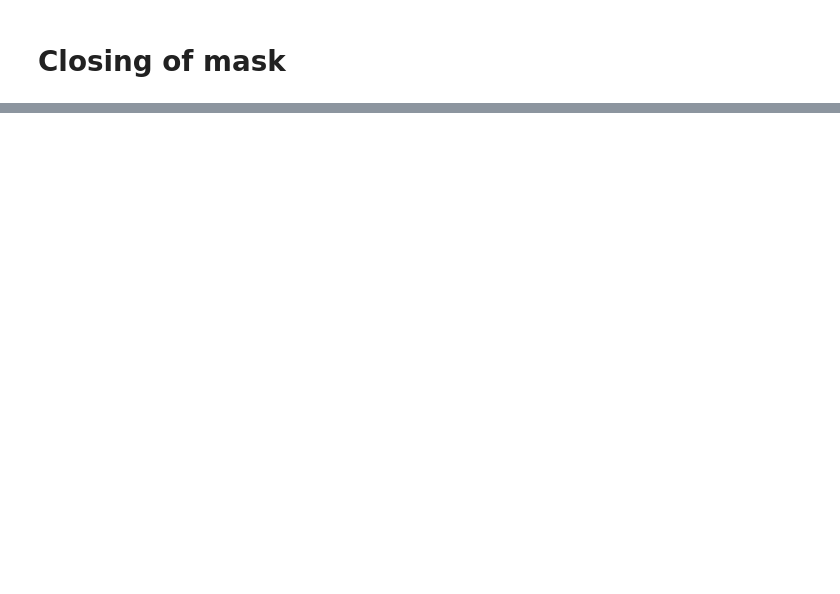
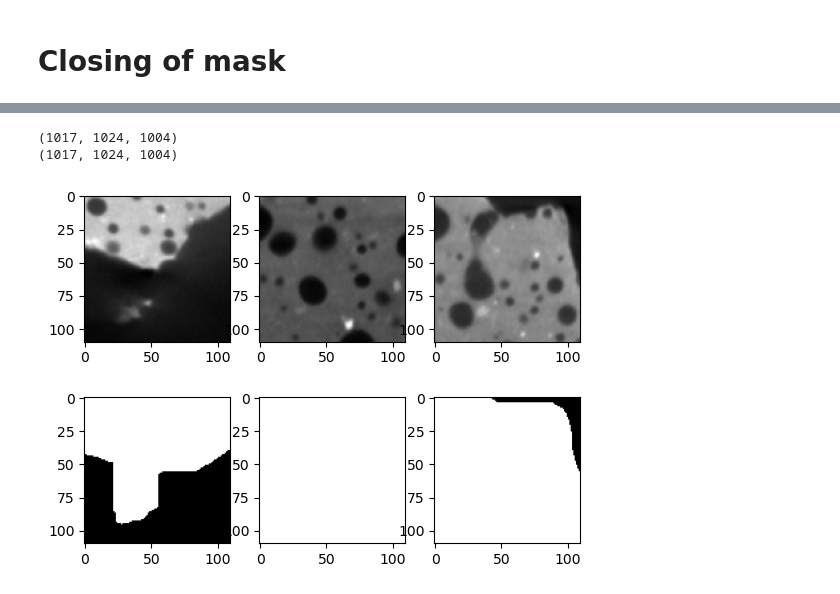
Before and after one commit to s185231/HPC3D_project, a Jupyter notebook: gammel_island.ipynb, the cells around one changed output, grey strips where cells are left out. Cells and saved outputs as stored; diff of their text form; code cells hidden in the pictures; blank space fills up the shorter version.

Commit message:
Added sample grid extractor

```diff
--- a/gammel_island.ipynb
+++ b/gammel_island.ipynb
@@ -285,6 +296,6 @@ from skimage.morphology import closing, ball
 mask = nib.load("/dtu/3d-imaging-center/courses/02509/groups/group01/segmentations/island_gammel_contour_mask.nii.gz").get_fdata()
 # %%
-closed_mask = closing(mask, ball(21))
+closed_mask = closing(mask, cube(41))
 # %%
 slice_n = 500
 plt.figure()
@@ -312,0 +330,15 @@ KeyboardInterrupt:
+# %%
+
+print(vol_og[1].keys())
+data_org_vol = vol_og[0]
+pixel_size = vol_og[1]['pixel_size']
+print("pixel_size: ", pixel_size)
+img_shape = data_org_vol.shape
+print("img_shape: ", img_shape)
+img_shape_array = np.array(img_shape)
+total_size = img_shape_array * pixel_size
+total_size__mm = total_size/1000
+print("total_size_mm: ", total_size__mm)
+pixel_size_mm = pixel_size/1000
+pixels_per_mm = 1/pixel_size_mm
+print("pixels_per_mm: ", pixels_per_mm)
@@ -312,0 +351,35 @@ KeyboardInterrupt:
+# %%
+# plot an example section
+if closed_mask.shape != vol_og[0].shape:
+    closed_mask = closed_mask.T
+
+# sanity check
+assert closed_mask.shape == vol_og[0].shape
+print(closed_mask.shape)
+print(vol_og[0].shape)
+
+grid_list = se.extract_samples(mask=closed_mask,
+                               pixels_per_mm=pixels_per_mm,
+                               discard_threshold=0.33)
+
+
+grid_dict = grid_list[10]
+slice_n = 0
+plt.figure()
+plt.subplot(231)
+plt.imshow(se.apply_grid(volume=vol_og[0], grid_dict=grid_dict)[slice_n,:, :], cmap='gray')
+plt.subplot(232)
+plt.imshow(se.apply_grid(volume=vol_og[0], grid_dict=grid_dict)[:,slice_n, :], cmap='gray')
+plt.subplot(233)
+plt.imshow(se.apply_grid(volume=vol_og[0], grid_dict=grid_dict)[:,:, slice_n], cmap='gray')
+plt.subplot(234)
+plt.imshow(se.apply_grid(volume=closed_mask, grid_dict=grid_dict)[slice_n, : ,:], cmap='gray', vmin=0, vmax=1)
+plt.subplot(235)
+plt.imshow(se.apply_grid(volume=closed_mask, grid_dict=grid_dict)[:, slice_n, :], cmap='gray', vmin=0, vmax=1)
+plt.subplot(236)
+plt.imshow(se.apply_grid(volume=closed_mask, grid_dict=grid_dict)[:,:, slice_n], cmap='gray', vmin=0, vmax=1)
+plt.show()
+# %% [output]
+(1017, 1024, 1004)
+(1017, 1024, 1004)
+[figure, added]
```
Also changed, not shown: parts of 10 cells of this notebook, 1 other file.
